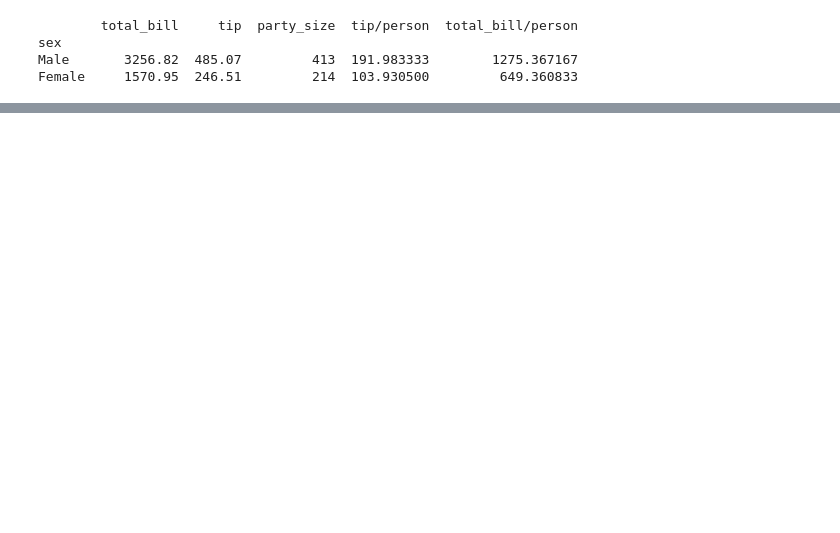
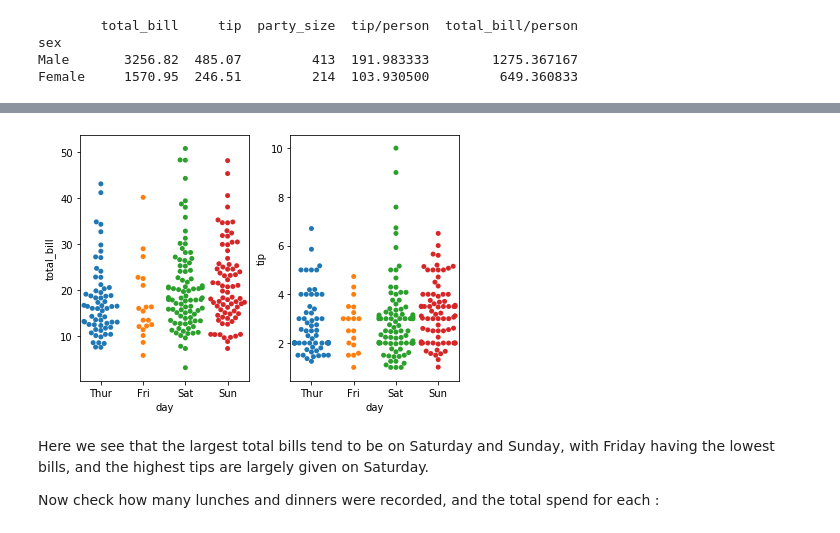
Before and after one commit to NigelSlack/Fundamentals-of-Data-Analysis, a Jupyter notebook: jupyter_notebook.ipynb, the cells around one changed output, grey strips where cells are left out. Saved outputs shown, nothing was run; the diff lists cells and outputs as text; code cells hidden in the pictures; blank space fills up the shorter version.

```diff
--- a/jupyter_notebook.ipynb
+++ b/jupyter_notebook.ipynb
@@ -323,0 +363,13 @@ Males 157
+# %%
+fig, ax =plt.subplots(1,2)
+fig.tight_layout()
+sns.catplot(x="day", y="total_bill", kind="swarm", data=df, height=4, aspect=2, ax=ax[0])
+sns.catplot(x="day", y="tip", kind="swarm", data=df, height=4, aspect=2, ax=ax[1])
+plt.close(2)
+plt.close(3)
+# %% [output]
+[figure, added]
+# %% [markdown]
+Here we see that the largest total bills tend to be on Saturday and Sunday, with Friday having the lowest bills, and the highest tips are largely given on Saturday.
+
+Now check how many lunches and dinners were recorded, and the total spend for each :
```
Also changed, not shown: parts of 30 cells of this notebook.
